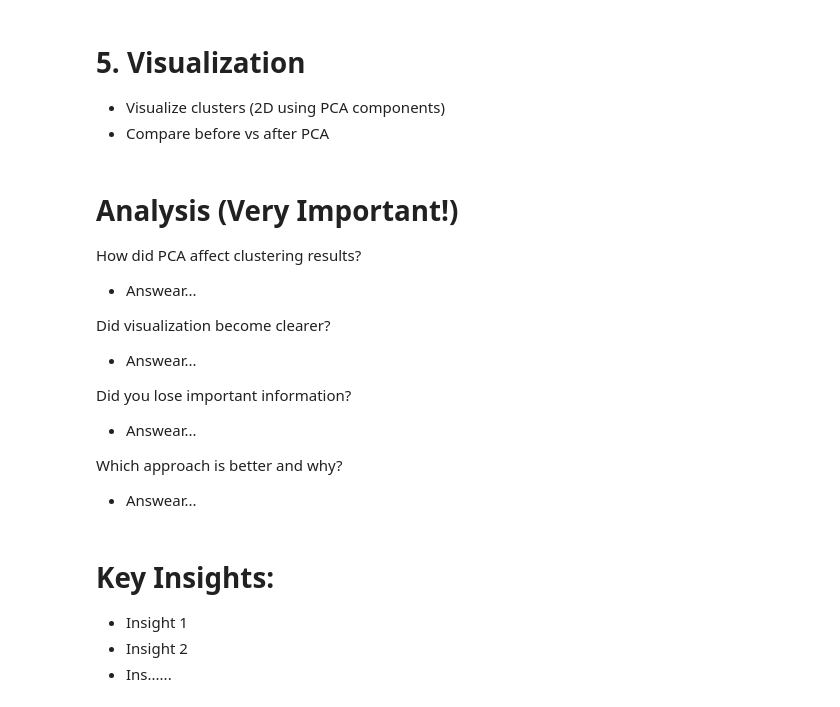
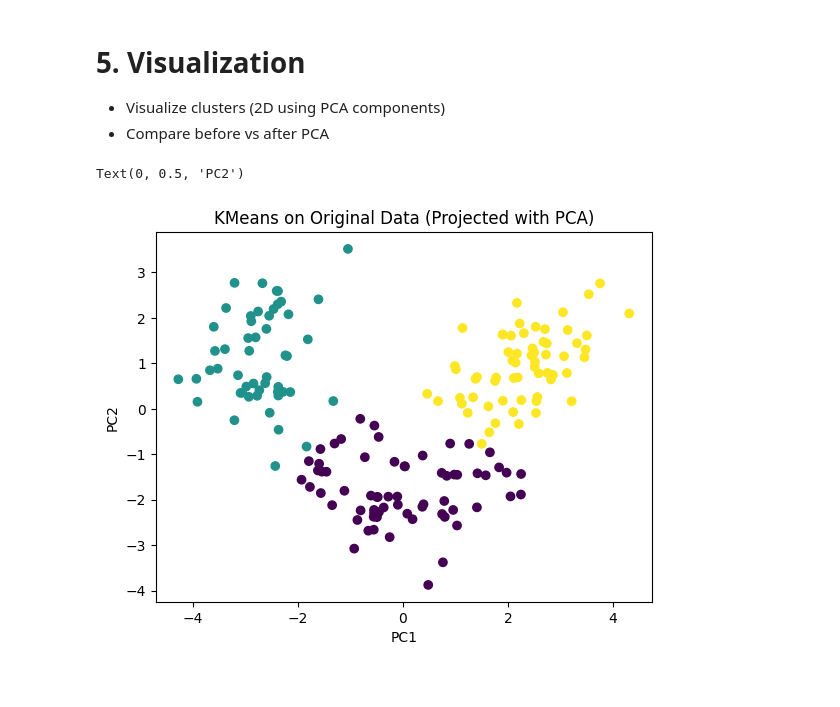
Before and after one commit to Abdulmajeed-A/Tuwaiq-MiniProject-Evaluating-Clustering, a Jupyter notebook: MiniProject-Evaluating-Clustering.ipynb, the cells around one changed output. Saved outputs shown, nothing was run; the diff lists cells and outputs as text; code cells hidden in the pictures.

```diff
--- a/MiniProject-Evaluating-Clustering.ipynb
+++ b/MiniProject-Evaluating-Clustering.ipynb
@@ -86,7 +86,7 @@ df_scaled.head()
 * Record results
 # %%
 # Initialize K-Means
-kmeans = KMeans(n_clusters=4, random_state=42, n_init='auto')
+kmeans = KMeans(n_clusters=3, random_state=42, n_init='auto')
 
 # Fit the model
 kmeans.fit(X)
@@ -190,23 +183,13 @@ plt.show()
 # 5. Visualization
 * Visualize clusters (2D using PCA components)
 * Compare before vs after PCA
-# %% [markdown]
-# Analysis (Very Important!)
-
-How did PCA affect clustering results?
-* Answear...
-
-Did visualization become clearer?
-* Answear...
-
-Did you lose important information?
-* Answear...
-
-Which approach is better and why?
-* Answear...
-# %% [markdown]
-# Key Insights:
-
-* Insight 1
-* Insight 2
-* Ins......
+# %%
+# visualize clusters from original KMeans
+plt.scatter(X_pca[:,0], X_pca[:,1],c=df_scaled["cluster_assignment"],cmap="viridis")
+
+plt.title("KMeans on Original Data (Projected with PCA)")
+plt.xlabel("PC1")
+plt.ylabel("PC2")
+# %% [output]
+Text(0, 0.5, 'PC2')
+[figure, added]
```
Also changed, not shown: parts of 8 cells of this notebook.
